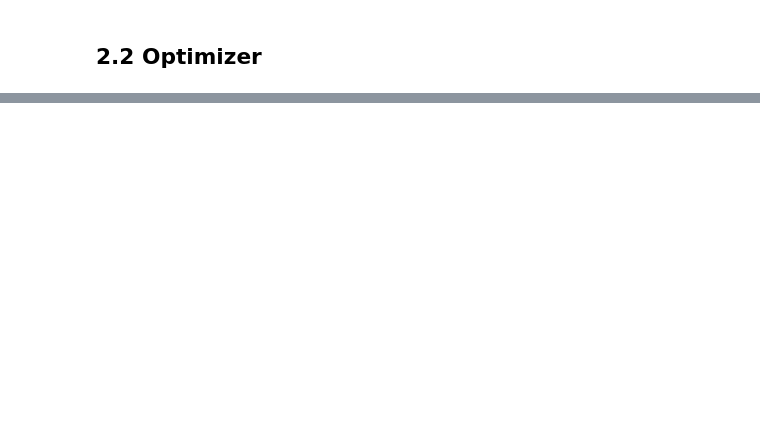
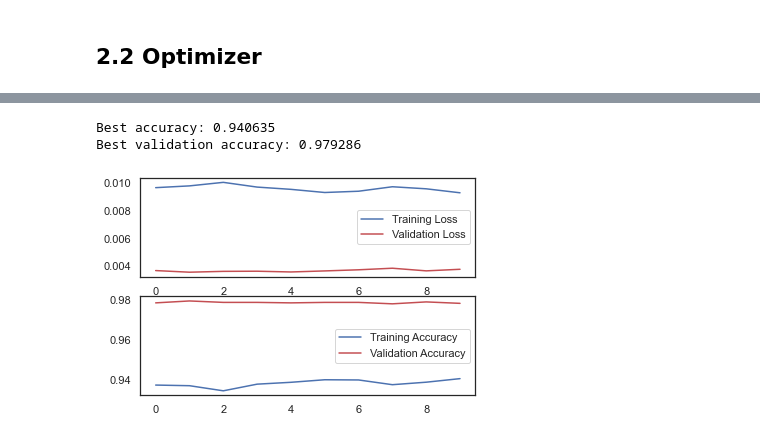
Before and after one commit to lievi/cnn_tutorial, a Jupyter notebook: mnist_classification.ipynb, the cells around one changed output, grey strips where cells are left out. Drawn from its saved outputs; the diff is of its cells as text; code cells hidden in the pictures; blank space fills up the shorter version.

```diff
--- a/mnist_classification.ipynb
+++ b/mnist_classification.ipynb
@@ -187,0 +406,6 @@ KeyboardInterrupt:
+# %%
+plot_accuracy_and_loss(history_mse)
+# %% [output]
+Best accuracy: 0.940635
+Best validation accuracy: 0.979286
+[figure, added]
```
Also changed, not shown: parts of 23 cells of this notebook.
